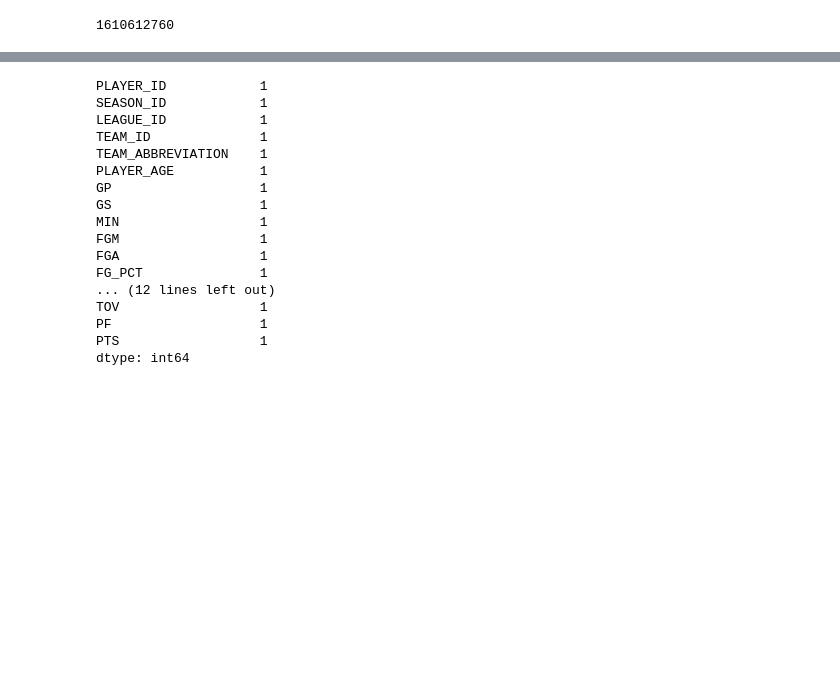
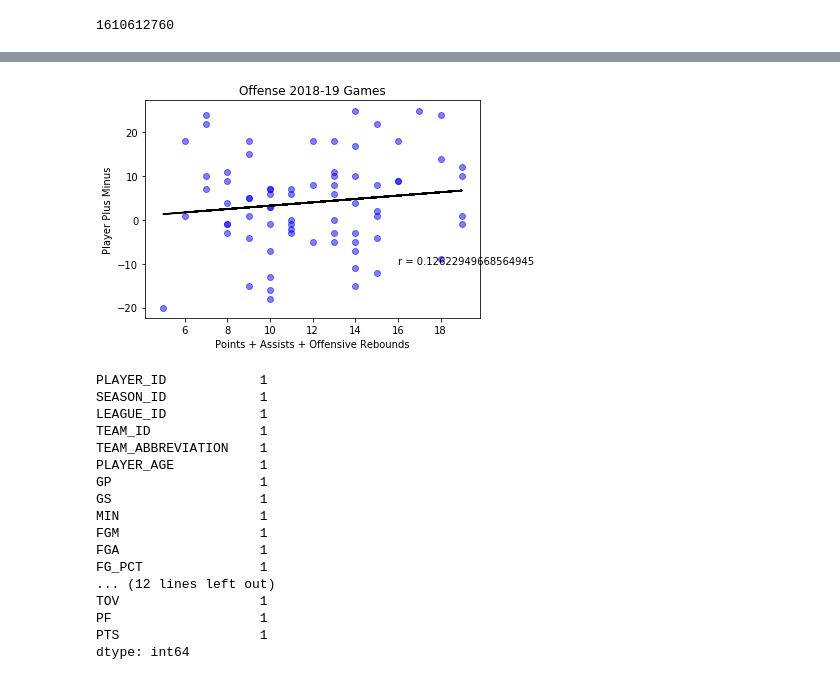
Before and after one commit to nickkeller21/Project1, a Jupyter notebook: nick/Nick Testing.ipynb, the cells around one changed output, grey strips where cells are left out. Drawn from its saved outputs; the diff is of its cells as text; code cells hidden in the pictures; blank space fills up the shorter version.

```diff
--- a/nick/Nick Testing.ipynb
+++ b/nick/Nick Testing.ipynb
@@ -110,3 +142,18 @@ rw_merge["TS_x"] = (rw_merge['PTS_x'])/(2.0*(rw_merge['FGA_x']+(0.44*rw_merge['F
+# %%
+x = rw_merge['STL_x']+rw_merge['BLK_x']+rw_merge['DREB_x']
+y = rw_merge['PLUS_MINUS_x']
+slope, intercept, r_value, p_value, std_err = stats.linregress(x,y)
+predict_y = intercept + slope * x
+plt.plot(x, predict_y, 'black')
+plt.scatter(x,y, color = 'blue',alpha=0.5)
+plt.xlabel("Points + Assists + Offensive Rebounds")
+plt.ylabel("Player Plus Minus")
+plt.title("Offense 2018-19 Games")
+plt.annotate(f'r = {r_value}',xy=(16,-10))
+plt.savefig("RW stl+blk+dreb vs player +-.png")
+plt.show()
+# %% [output]
+[figure, added]
 # %%
 RW_career = pcs.PlayerCareerStats(player_id='201566')
 RW_career_df = RW_career.get_data_frames()[1]
```
Also changed, not shown: parts of 9 cells of this notebook, 8 other files.
